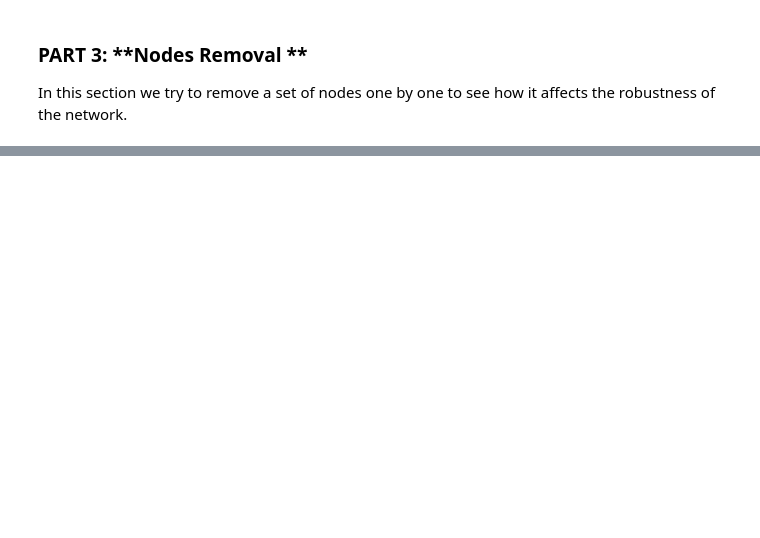
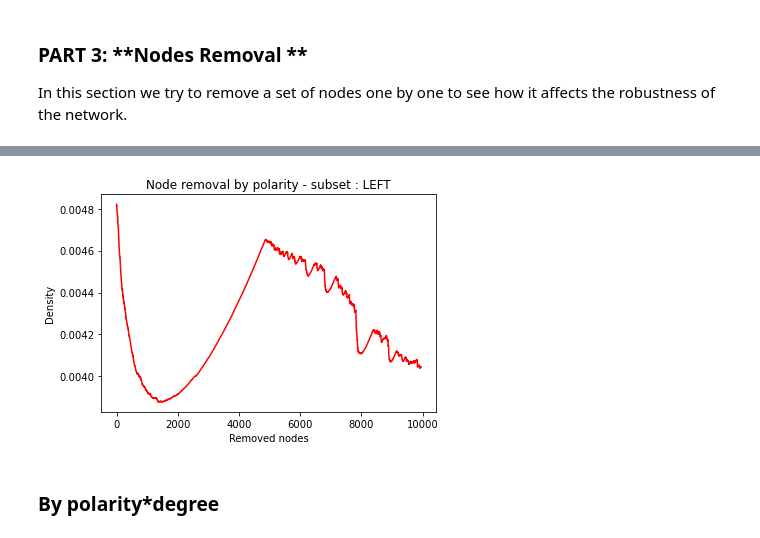
Before and after one commit to andrybicio/net2020, a Jupyter notebook: Semantic_Group/Network_Analysis_Andrea.ipynb, the cells around one changed output, grey strips where cells are left out. Saved outputs shown, nothing was run; the diff lists cells and outputs as text; code cells hidden in the pictures; blank space fills up the shorter version.

```diff
--- a/Semantic_Group/Network_Analysis_Andrea.ipynb
+++ b/Semantic_Group/Network_Analysis_Andrea.ipynb
@@ -393,0 +470,12 @@ plt.show()
+# %%
+#Node Removal, for robustness, removing 1 by 1 starting by nodes with highest hate_index
+G1 = G.copy()
+list_density = []
+nodes_rem = []
+for i, node in enumerate(nodes_removed):
+    if (i % 50 == 0):
+        print("Removing ", i ,"/", len(nodes_removed))
+    G1.remove_node(node)
+    list_density.append(nx.density(G1))
+    #list_transitivity.append(nx.transitivity(G1)) #we can use it to measure robustness
+    nodes_rem.append(i+1)
@@ -393,0 +500,10 @@ plt.show()
+# %%
+plt.plot(nodes_rem, list_density, 'r-')
+plt.title("Node removal by polarity - subset : "+ subset_str)
+plt.ylabel("Density")
+plt.xlabel("Removed nodes")
+plt.show()
+# %% [output]
+[figure, added]
+# %% [markdown]
+### By polarity*degree
```
Also changed, not shown: parts of 37 cells of this notebook.
